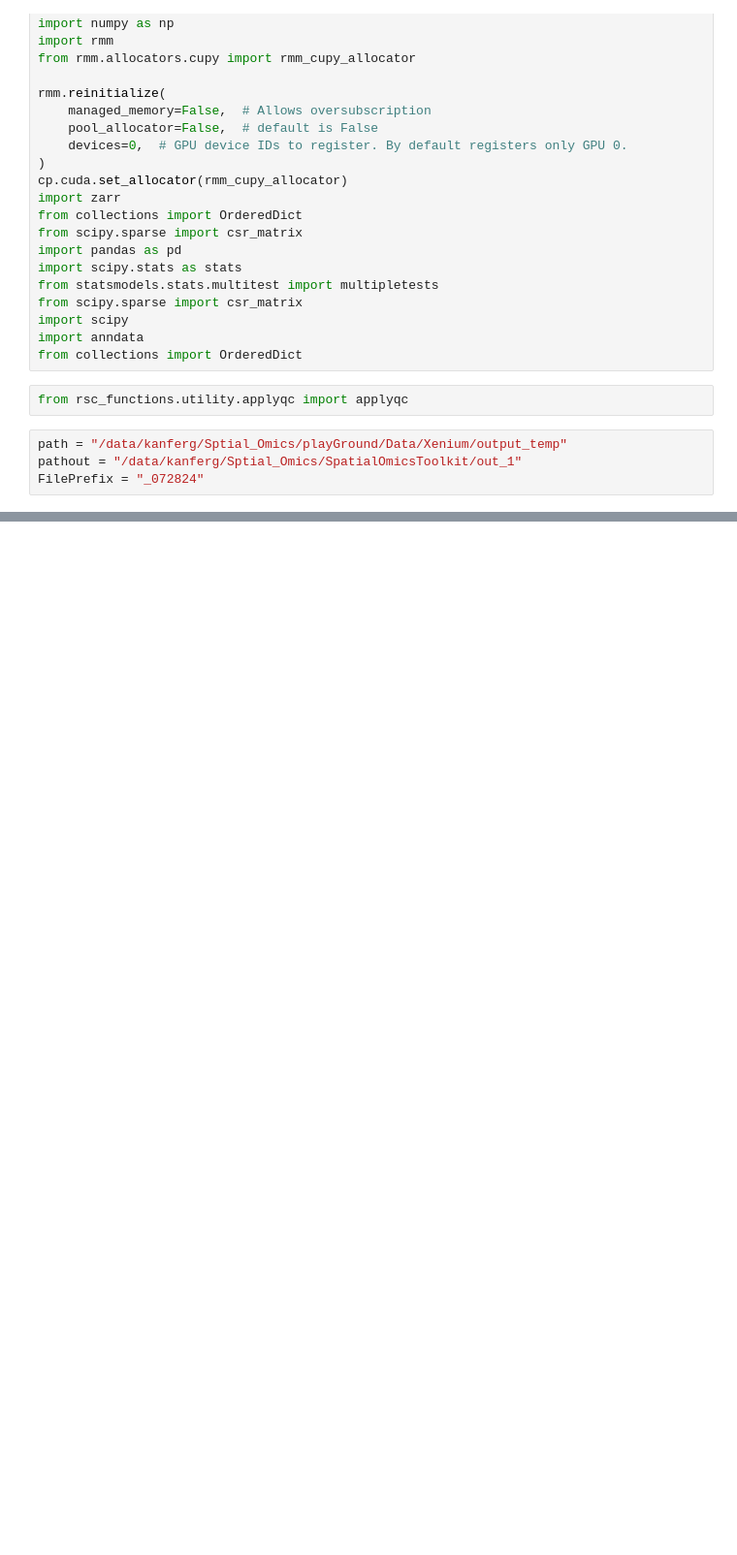
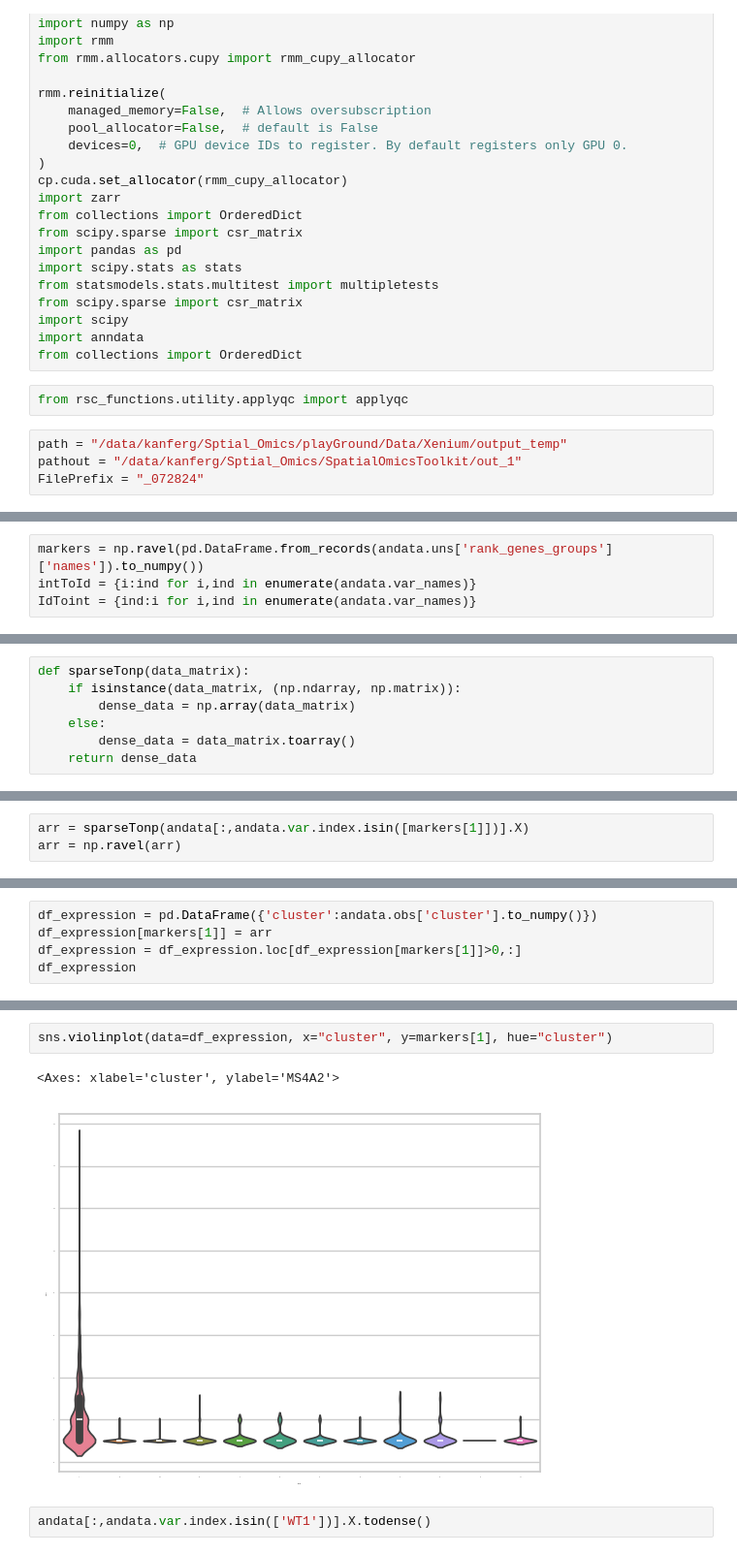
Before and after one commit to gkanfer/SpatialOmicsToolkit, a Jupyter notebook: Untitled.ipynb, the cells around one changed output, grey strips where cells are left out. Shown at 97% size. Cells and saved outputs as stored; diff of their text form; blank space fills up the shorter version.

```diff
--- a/Untitled.ipynb
+++ b/Untitled.ipynb
@@ -393,0 +165,4 @@ Colorbar tick labels: [Text(1, 8.0, '8'), Text(1, 16.0, '16'), Text(1, 24.0, '24
+# %%
+markers = np.ravel(pd.DataFrame.from_records(andata.uns['rank_genes_groups']['names']).to_numpy())
+intToId = {i:ind for i,ind in enumerate(andata.var_names)}
+IdToint = {ind:i for i,ind in enumerate(andata.var_names)}
@@ -393,0 +174,7 @@ Colorbar tick labels: [Text(1, 8.0, '8'), Text(1, 16.0, '16'), Text(1, 24.0, '24
+# %%
+def sparseTonp(data_matrix):
+    if isinstance(data_matrix, (np.ndarray, np.matrix)):
+        dense_data = np.array(data_matrix)
+    else:
+        dense_data = data_matrix.toarray()
+    return dense_data
@@ -393,0 +186,3 @@ Colorbar tick labels: [Text(1, 8.0, '8'), Text(1, 16.0, '16'), Text(1, 24.0, '24
+# %%
+arr = sparseTonp(andata[:,andata.var.index.isin([markers[1]])].X)
+arr = np.ravel(arr)
@@ -393,0 +196,5 @@ Colorbar tick labels: [Text(1, 8.0, '8'), Text(1, 16.0, '16'), Text(1, 24.0, '24
+# %%
+df_expression = pd.DataFrame({'cluster':andata.obs['cluster'].to_numpy()})
+df_expression[markers[1]] = arr
+df_expression = df_expression.loc[df_expression[markers[1]]>0,:]
+df_expression
@@ -393,0 +215,7 @@ Colorbar tick labels: [Text(1, 8.0, '8'), Text(1, 16.0, '16'), Text(1, 24.0, '24
+# %%
+sns.violinplot(data=df_expression, x="cluster", y=markers[1], hue="cluster")
+# %% [output]
+<Axes: xlabel='cluster', ylabel='MS4A2'>
+[figure, added]
+# %%
+andata[:,andata.var.index.isin(['WT1'])].X.todense()
```
Also changed, not shown: parts of 72 cells of this notebook, 6 other files.
